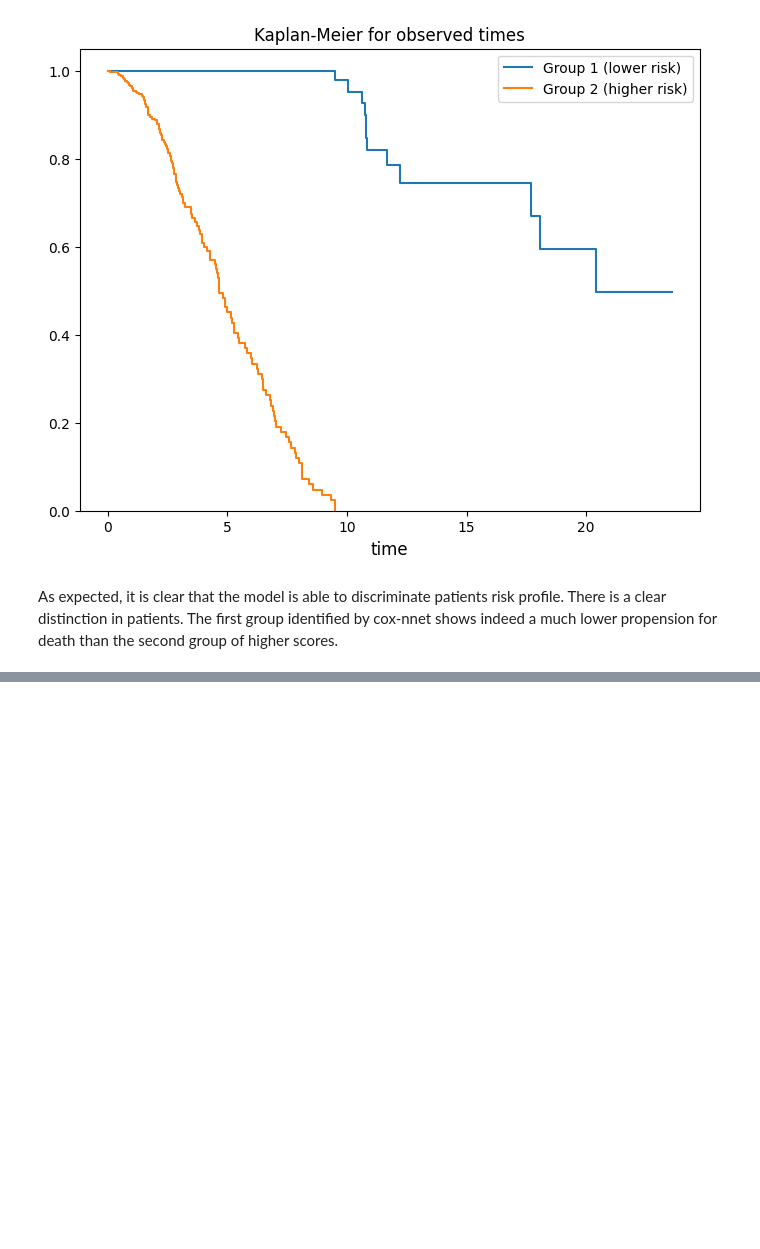
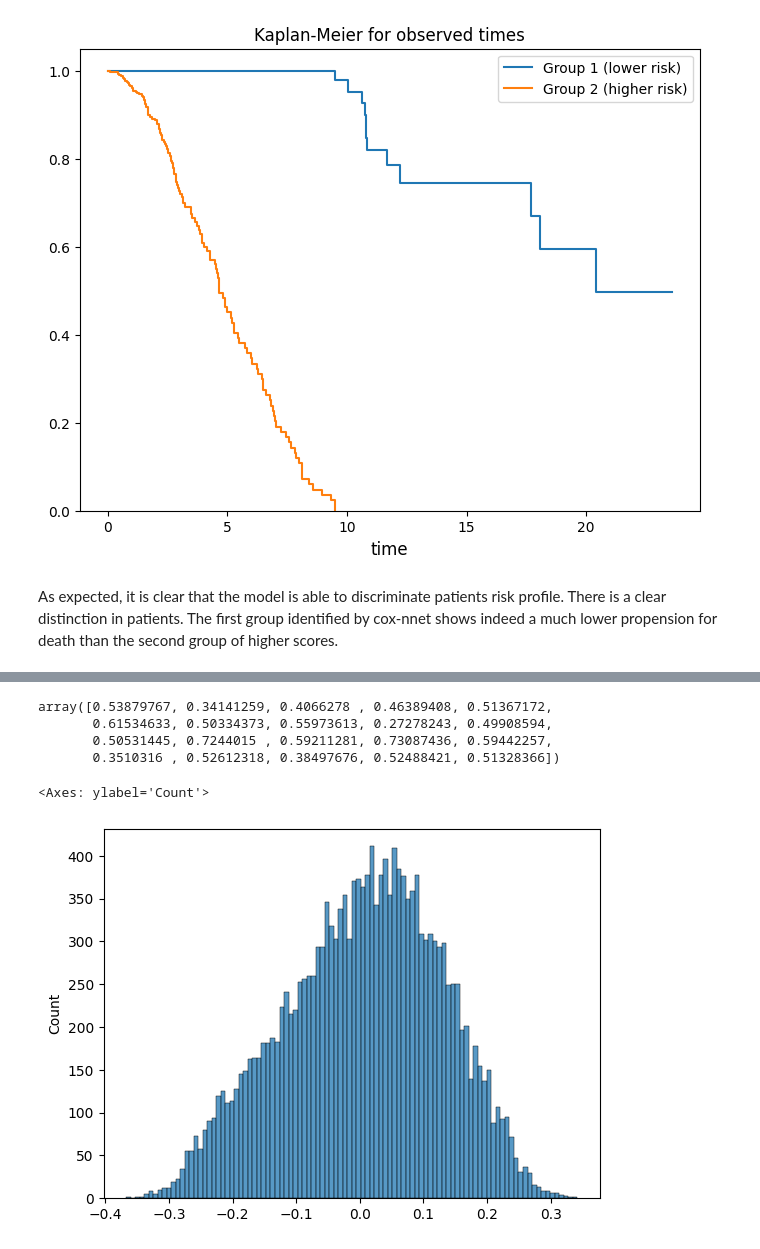
Before and after one commit to nhilariosilva/thetaflow_method_paper, a Jupyter notebook: TCGA-BRCA/Cox-nnet replication-KIRC.ipynb, the cells around one changed output, grey strips where cells are left out. Drawn from its saved outputs; the diff is of its cells as text; code cells hidden in the pictures; blank space fills up the shorter version.

```diff
--- a/TCGA-BRCA/Cox-nnet replication-KIRC.ipynb
+++ b/TCGA-BRCA/Cox-nnet replication-KIRC.ipynb
@@ -827,0 +1018,35 @@ This figure includes Axes that are not compatible with tight_layout, so results
+# %%
+top_20_activations = hidden_activations[:, top_20_idx]
+expression_matrix = X.to_numpy() # or however your matrix is stored
+
+X_ranks = rankdata(X, axis=0)
+
+# Center the matrices
+X_centered = X - np.mean(X, axis = 0)
+A_centered = top_20_activations - np.mean(top_20_activations, axis = 0)
+
+# Calculate sum of squares
+X_ss = np.sum(X_centered**2, axis = 0)
+A_ss = np.sum(A_centered**2, axis = 0)
+
+# Calculate dot product and divide by sqrt of sum of squares
+correlations = np.dot(X_centered.T, A_centered) / np.sqrt(np.outer(X_ss, A_ss))
+
+# gene_names should be a list of your 19,500 protein-coding genes
+df_correlations = pd.DataFrame(
+    correlations,
+    index = gene_names,
+    columns=[f"Node_{i}_Corr" for i in top_20_idx]
+)
+
+df_correlations
+# %% [output]
+array([0.53879767, 0.34141259, 0.4066278 , 0.46389408, 0.51367172,
+       0.61534633, 0.50334373, 0.55973613, 0.27278243, 0.49908594,
+       0.50531445, 0.7244015 , 0.59211281, 0.73087436, 0.59442257,
+       0.3510316 , 0.52612318, 0.38497676, 0.52488421, 0.51328366])
+# %%
+sns.histplot(correlations[:,1], bins = 100)
+# %% [output]
+<Axes: ylabel='Count'>
+[figure, added]
```
Also changed, not shown: parts of 18 cells of this notebook.
